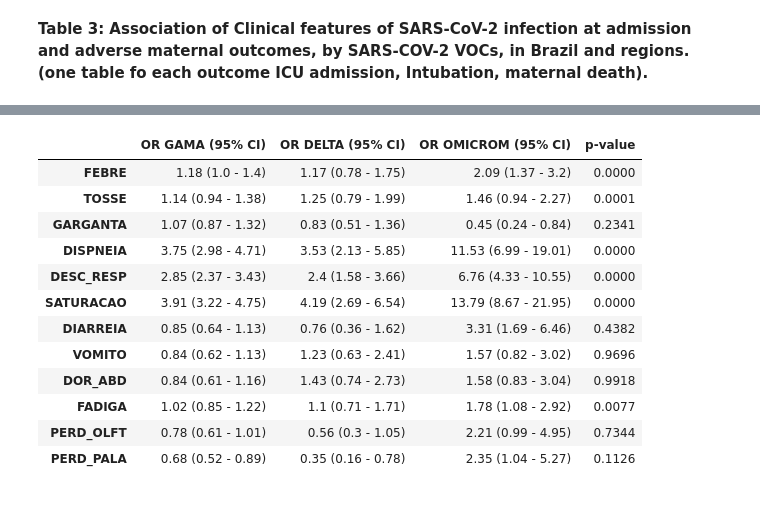
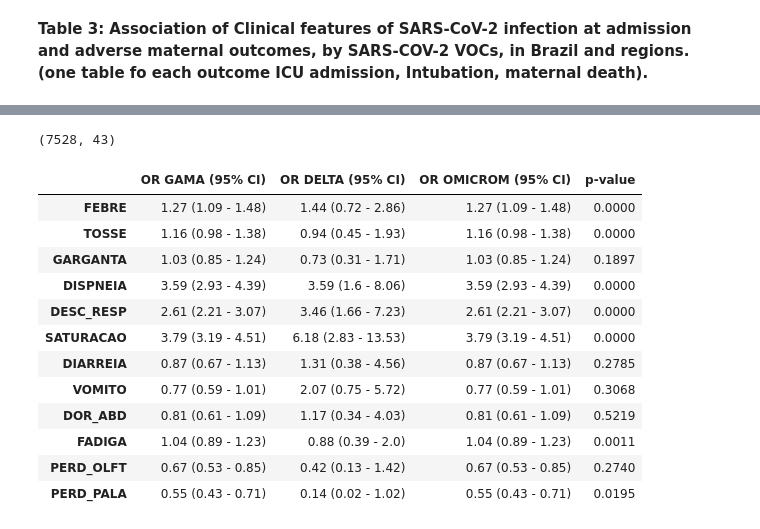
Before and after one commit to LucasTramonte/Analysis-SARS-CoV-2-variants, a Jupyter notebook: Logistic_Regression.ipynb, the cells around one changed output, grey strips where cells are left out. Cells and saved outputs as stored; diff of their text form; code cells hidden in the pictures.

```diff
--- a/Logistic_Regression.ipynb
+++ b/Logistic_Regression.ipynb
@@ -874 +930,17 @@ Sul               324  1143
+# %%
+df_temp = df.copy()
+for coluna in colunas:
+    df_temp = df_temp.loc[df_temp[coluna] != 'Missing']
+
+dic = {1:1, 2:0}
+df_temp = df_temp.applymap(lambda x: dic.get(x, x))
+
+df_temp_gama = df_temp.loc[df_temp['VARIANTE_COVID'] != 3].copy()
+df_temp_gama = df_temp_gama .loc[df_temp['VARIANTE_COVID'] != 2]
+
+df_temp_delta = df_temp.loc[df_temp['VARIANTE_COVID'] != 3].copy()
+df_temp_delta = df_temp_gama .loc[df_temp['VARIANTE_COVID'] != 1]
+
+df_temp_omicrom = df_temp.loc[df_temp['VARIANTE_COVID'] != 1].copy()
+df_temp_omicrom = df_temp_gama .loc[df_temp['VARIANTE_COVID'] != 2]
 # %%
@@ -991,27 +1083,9 @@ or_UTI
+# %%
+df_temp.shape
+# %% [output]
+(7528, 43)
 # %%
-#@title Regressão logística para Óbito
-vars = ['FEBRE', 'TOSSE', 'GARGANTA', 'DISPNEIA', 'DESC_RESP', 'SATURACAO','DIARREIA', 'VOMITO', 'DOR_ABD', 'FADIGA', 'PERD_OLFT', 'PERD_PALA']
-
-df_temp = df.loc[df['EVOLUCAO'] <4]
-
-for coluna in vars:
-    df_temp = df_temp.loc[df_temp[coluna] < 3]
-
-dic_evolucao = {1:0, 2:1, 3:1} #Considerando cura : 0 e óbito : 1
-dic = {1:1, 2:0}
-df_temp['EVOLUCAO']=df_temp['EVOLUCAO'].map(dic_evolucao)
-
-df_temp = df_temp.applymap(lambda x: dic.get(x, x))
-
-selecao_gama = (df_temp['DT_COLETA'] >= '2021-03-01') & (df_temp['DT_COLETA'] <= '2021-07-30')
-selecao_delta = (df_temp['DT_COLETA'] >= '2021-09-01') & (df_temp['DT_COLETA'] <= '2021-11-30')
-selecao_omicrom = (df_temp['DT_COLETA'] >= '2022-01-01') & (df_temp['DT_COLETA'] <= '2022-08-30')
-
-df_selecao_gama = df_temp[selecao_gama]
-df_selecao_delta = df_temp[selecao_delta]
-df_selecao_omicrom = df_temp[selecao_omicrom]
-
-#criando modelo de Regressão Logística apenas para os p-values
+#creating Logistic Regression model only for p-values
 models = {}
 p_values = {}
 for i, feature in enumerate(vars):
@@ -1023,7 +1097,7 @@ for i, feature in enumerate(vars):
 lista_p_values = list(p_values.values())
 lista_p_values = np.round(lista_p_values,4)
 
-# Regressão Logística - Gama
+# Logistic Regression - Gama
 
 odds_ratios_gama = []
 lowerCI_gama= []
@@ -1033,7 +1107,7 @@ for i, var in enumerate(vars):
     formula = f"EVOLUCAO ~ {var}"
     with warnings.catch_warnings():
         warnings.simplefilter("ignore")
-        model = smf.logit(formula, data=df_selecao_gama).fit(disp=0)
+        model = smf.logit(formula, data=df_temp_gama).fit(disp=0)
 
     odds_ratios_gama.append(np.exp(model.params[1]))
     lowerCI_gama.append(np.exp(model.conf_int()[0][1]))
@@ -1046,7 +1120,7 @@ or_gama = or_gama.astype(str)
 or_gama['OR GAMA (95% CI)'] = or_gama.apply(lambda x: x['OR'] + ' (' + x['Lower CI'] + ' ' + '-' + ' ' + x['Upper CI'] + ')', axis=1)
 or_gama.drop(columns = ['OR','Lower CI','Upper CI'], inplace = True)
 
-# Regressão Logística - Delta
+# Logistic Regression - Delta
 
 odds_ratios_delta = []
 lowerCI_delta= []
@@ -1056,7 +1130,7 @@ for i, var in enumerate(vars):
     formula = f"EVOLUCAO ~ {var}"
     with warnings.catch_warnings():
         warnings.simplefilter("ignore")
-        model = smf.logit(formula, data=df_selecao_delta).fit(disp=0)
+        model = smf.logit(formula, data=df_temp_delta).fit(disp=0)
 
     odds_ratios_delta.append(np.exp(model.params[1]))
     lowerCI_delta.append(np.exp(model.conf_int()[0][1]))
@@ -1068,44 +1142,44 @@ or_delta = np.round(or_delta,2)
 or_delta = or_delta.astype(str)
 or_delta['OR DELTA (95% CI)'] = or_delta.apply(lambda x: x['OR'] + ' (' + x['Lower CI'] + ' ' + '-' + ' ' + x['Upper CI'] + ')', axis=1)
 or_delta.drop(columns = ['OR','Lower CI','Upper CI'], inplace = True)
 
-# Regressão Logística - Omicrom
+# Logistic Regression - Omicrom
 
 odds_ratios_omicrom = []
 lowerCI_omicrom = []
 upperCI_omicrom = []
 
 for i, var in enumerate(vars):
     formula = f"EVOLUCAO ~ {var}"
     with warnings.catch_warnings():
         warnings.simplefilter("ignore")
-        model = smf.logit(formula, data=df_selecao_omicrom).fit(disp=0)
+        model = smf.logit(formula, data=df_temp_omicrom).fit(disp=0)
 
     odds_ratios_omicrom.append(np.exp(model.params[1]))
     lowerCI_omicrom.append(np.exp(model.conf_int()[0][1]))
     upperCI_omicrom.append(np.exp(model.conf_int()[1][1]))
 
 or_omicrom = pd.DataFrame({"OR": odds_ratios_omicrom,"Lower CI": lowerCI_omicrom,"Upper CI": upperCI_omicrom})
 or_omicrom.index = vars
 or_omicrom = np.round(or_omicrom,2)
 or_omicrom = or_omicrom.astype(str)
 or_omicrom['OR OMICROM (95% CI)'] = or_omicrom.apply(lambda x: x['OR'] + ' (' + x['Lower CI'] + ' ' + '-' + ' ' + x['Upper CI'] + ')', axis=1)
 or_omicrom.drop(columns = ['OR','Lower CI','Upper CI'], inplace = True)
 
 or_OBITO = pd.DataFrame({"OR GAMA (95% CI)":or_gama['OR GAMA (95% CI)'],"OR DELTA (95% CI)": or_delta['OR DELTA (95% CI)'],"OR OMICROM (95% CI)": or_omicrom['OR OMICROM (95% CI)']},index = vars)
 or_OBITO['p-value'] = list(lista_p_values)
 or_OBITO
 # %% [output]
 |  | OR GAMA (95% CI) | OR DELTA (95% CI) | OR OMICROM (95% CI) | p-value |
-| FEBRE | 1.18 (1.0 - 1.4) | 1.17 (0.78 - 1.75) | 2.09 (1.37 - 3.2) | 0.0000 |
-| TOSSE | 1.14 (0.94 - 1.38) | 1.25 (0.79 - 1.99) | 1.46 (0.94 - 2.27) | 0.0001 |
-| GARGANTA | 1.07 (0.87 - 1.32) | 0.83 (0.51 - 1.36) | 0.45 (0.24 - 0.84) | 0.2341 |
-| DISPNEIA | 3.75 (2.98 - 4.71) | 3.53 (2.13 - 5.85) | 11.53 (6.99 - 19.01) | 0.0000 |
-| DESC_RESP | 2.85 (2.37 - 3.43) | 2.4 (1.58 - 3.66) | 6.76 (4.33 - 10.55) | 0.0000 |
-| SATURACAO | 3.91 (3.22 - 4.75) | 4.19 (2.69 - 6.54) | 13.79 (8.67 - 21.95) | 0.0000 |
-| DIARREIA | 0.85 (0.64 - 1.13) | 0.76 (0.36 - 1.62) | 3.31 (1.69 - 6.46) | 0.4382 |
-| VOMITO | 0.84 (0.62 - 1.13) | 1.23 (0.63 - 2.41) | 1.57 (0.82 - 3.02) | 0.9696 |
-| DOR_ABD | 0.84 (0.61 - 1.16) | 1.43 (0.74 - 2.73) | 1.58 (0.83 - 3.04) | 0.9918 |
-| FADIGA | 1.02 (0.85 - 1.22) | 1.1 (0.71 - 1.71) | 1.78 (1.08 - 2.92) | 0.0077 |
-| PERD_OLFT | 0.78 (0.61 - 1.01) | 0.56 (0.3 - 1.05) | 2.21 (0.99 - 4.95) | 0.7344 |
-| PERD_PALA | 0.68 (0.52 - 0.89) | 0.35 (0.16 - 0.78) | 2.35 (1.04 - 5.27) | 0.1126 |
+| FEBRE | 1.27 (1.09 - 1.48) | 1.44 (0.72 - 2.86) | 1.27 (1.09 - 1.48) | 0.0000 |
+| TOSSE | 1.16 (0.98 - 1.38) | 0.94 (0.45 - 1.93) | 1.16 (0.98 - 1.38) | 0.0000 |
+| GARGANTA | 1.03 (0.85 - 1.24) | 0.73 (0.31 - 1.71) | 1.03 (0.85 - 1.24) | 0.1897 |
+| DISPNEIA | 3.59 (2.93 - 4.39) | 3.59 (1.6 - 8.06) | 3.59 (2.93 - 4.39) | 0.0000 |
+| DESC_RESP | 2.61 (2.21 - 3.07) | 3.46 (1.66 - 7.23) | 2.61 (2.21 - 3.07) | 0.0000 |
+| SATURACAO | 3.79 (3.19 - 4.51) | 6.18 (2.83 - 13.53) | 3.79 (3.19 - 4.51) | 0.0000 |
+| DIARREIA | 0.87 (0.67 - 1.13) | 1.31 (0.38 - 4.56) | 0.87 (0.67 - 1.13) | 0.2785 |
+| VOMITO | 0.77 (0.59 - 1.01) | 2.07 (0.75 - 5.72) | 0.77 (0.59 - 1.01) | 0.3068 |
+| DOR_ABD | 0.81 (0.61 - 1.09) | 1.17 (0.34 - 4.03) | 0.81 (0.61 - 1.09) | 0.5219 |
+| FADIGA | 1.04 (0.89 - 1.23) | 0.88 (0.39 - 2.0) | 1.04 (0.89 - 1.23) | 0.0011 |
+| PERD_OLFT | 0.67 (0.53 - 0.85) | 0.42 (0.13 - 1.42) | 0.67 (0.53 - 0.85) | 0.2740 |
+| PERD_PALA | 0.55 (0.43 - 0.71) | 0.14 (0.02 - 1.02) | 0.55 (0.43 - 0.71) | 0.0195 |
```
Also changed, not shown: parts of 49 cells of this notebook, 3 other files.
